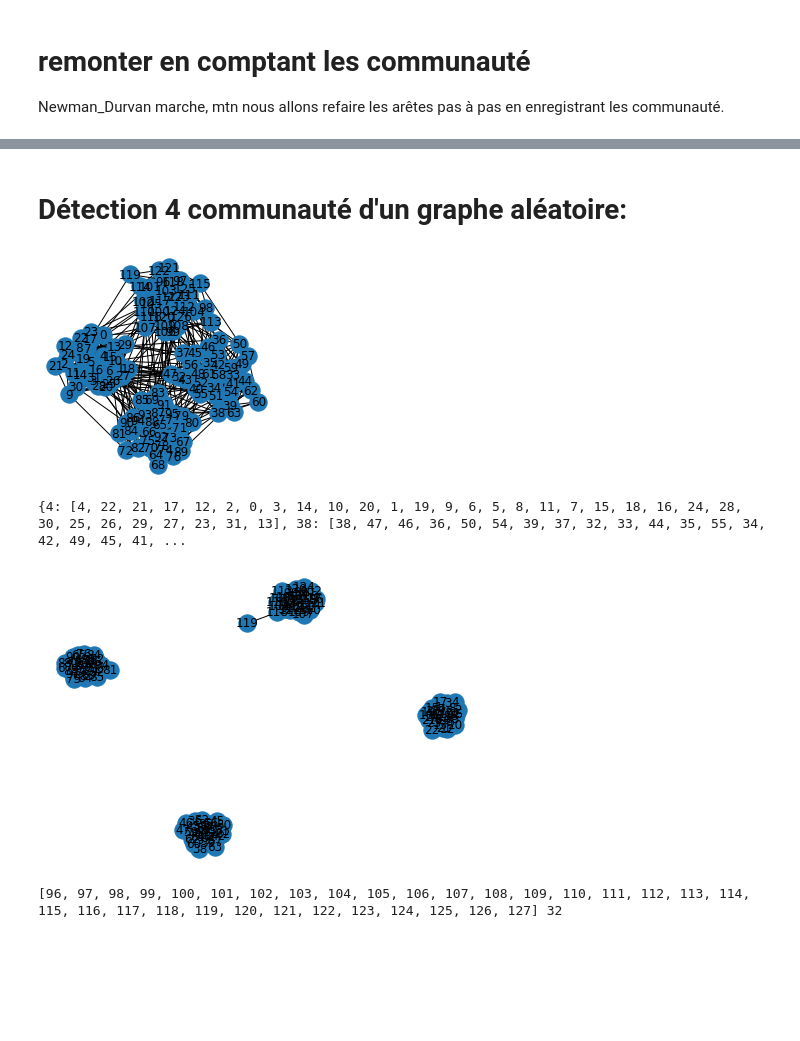
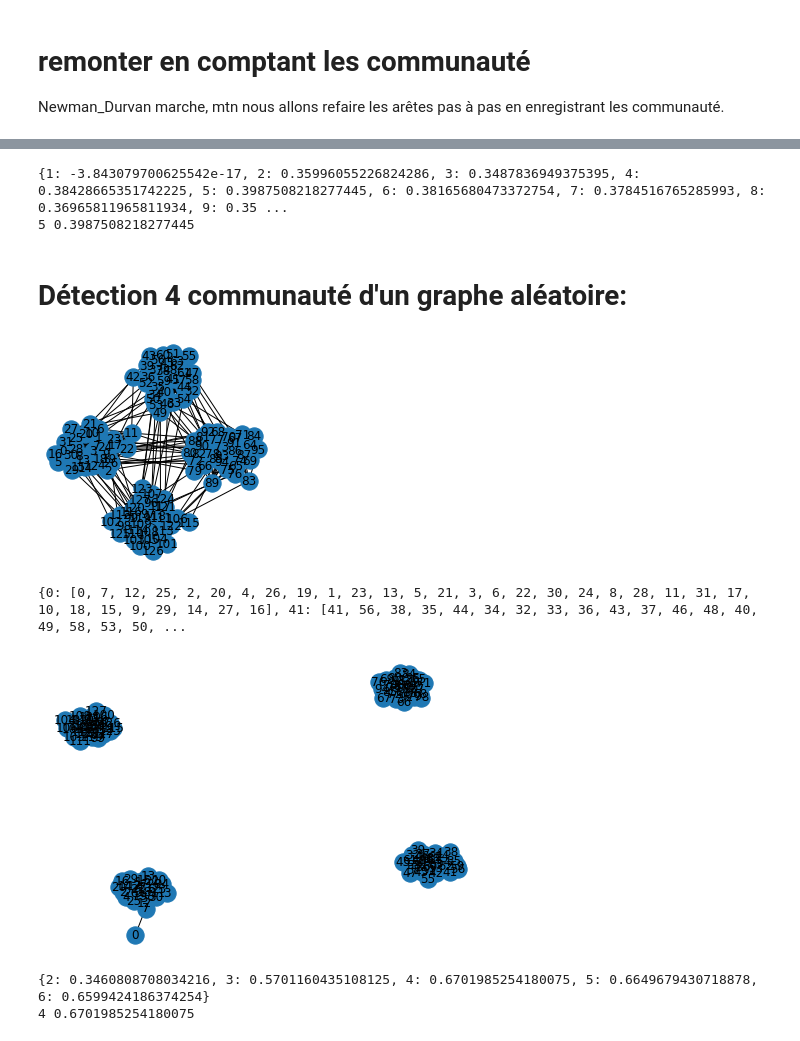
Before and after one commit to FlavLbr/Reseau_Newman_Girvan, a Jupyter notebook: newman_durvan.ipynb, the cells around one changed output, grey strips where cells are left out. Cells and saved outputs as stored; diff of their text form; code cells hidden in the pictures; blank space fills up the shorter version.

Commit message:
test modularité

```diff
--- a/newman_durvan.ipynb
+++ b/newman_durvan.ipynb
@@ -228,0 +231,28 @@ nx.draw(G,with_labels=True)
+# %%
+import copy
+def modularité(G,nbr_com):
+    G_bis=copy.deepcopy(G)
+    resultat=communaute(nbr_com,G)
+
+    def trouver_communauté(point,resultat):
+            for comm,points in resultat.items():
+                if point in points:
+                    return comm
+
+    G=G_bis
+    mat=nx.adjacency_matrix(G)
+    nbre_arete=len(G.edges())
+    Q=0
+    for v in G.nodes():
+        for w in G.nodes():
+            if trouver_communauté(v,resultat)==trouver_communauté(w,resultat):
+                kv=G.degree(v)
+                kw=G.degree(w)
+                Q+=mat[v,w]-((kv*kw)/(2*nbre_arete))
+    Q=Q/(2*nbre_arete)
+    return Q,G
+
+G = nx.karate_club_graph()
+Q,G=modularité(G,2)
+nx.draw(G,with_labels=True)
+print(Q)
@@ -229,3 +262,20 @@ nx.draw(G,with_labels=True)
+# %%
+G = nx.karate_club_graph()
+max=-1
+nbre_comm=0
+modul={}
+for i in range(1,11):
+    Q,G=modularité(G,i)
+    modul[i]=Q
+    if Q>max:
+        nbre_comm=i
+        max=Q
+
+print(modul)
+print(nbre_comm,max)
+# %% [output]
+{1: -3.843079700625542e-17, 2: 0.35996055226824286, 3: 0.3487836949375395, 4: 0.38428665351742225, 5: 0.3987508218277445, 6: 0.38165680473372754, 7: 0.3784516765285993, 8: 0.36965811965811934, 9: 0.35 ...
+5 0.3987508218277445
 # %% [markdown]
 # Détection 4 communauté d'un graphe aléatoire:
 # %%
@@ -317,20 +367,32 @@ def matrice_adj(n,pin):
 
     return adj
 # %%
-G1 = nx.from_numpy_matrix(matrice_adj(128, 0.516-0.07))
+G1 = nx.from_numpy_matrix(matrice_adj(128, 0.516-0.05))
 fix, ax = plt.subplots(1, 1,figsize=(4,4))
 nx.draw(G1, with_labels=True, ax=ax)
 # %% [output]
-[figure, old version]
+[figure, new version]
 # %%
 resultat=communaute(4,G1)
 print(resultat)
 nx.draw(G1,with_labels=True)
 # %% [output]
-{4: [4, 22, 21, 17, 12, 2, 0, 3, 14, 10, 20, 1, 19, 9, 6, 5, 8, 11, 7, 15, 18, 16, 24, 28, 30, 25, 26, 29, 27, 23, 31, 13], 38: [38, 47, 46, 36, 50, 54, 39, 37, 32, 33, 44, 35, 55, 34, 42, 49, 45, 41, ...
+{0: [0, 7, 12, 25, 2, 20, 4, 26, 19, 1, 23, 13, 5, 21, 3, 6, 22, 30, 24, 8, 28, 11, 31, 17, 10, 18, 15, 9, 29, 14, 27, 16], 41: [41, 56, 38, 35, 44, 34, 32, 33, 36, 43, 37, 46, 48, 40, 49, 58, 53, 50, ...
-[figure, old version]
+[figure, new version]
-# %%
-resultat[100].sort()
-print(resultat[100],len(resultat[100]))
-# %% [output]
-[96, 97, 98, 99, 100, 101, 102, 103, 104, 105, 106, 107, 108, 109, 110, 111, 112, 113, 114, 115, 116, 117, 118, 119, 120, 121, 122, 123, 124, 125, 126, 127] 32
+# %%
+G = nx.from_numpy_matrix(matrice_adj(128, 0.516-0.05))
+max=-1
+nbre_comm=0
+modul={}
+for i in range(2,7):
+    Q,G=modularité(G,i)
+    modul[i]=Q
+    if Q>max:
+        nbre_comm=i
+        max=Q
+
+print(modul)
+print(nbre_comm,max)
+# %% [output]
+{2: 0.3460808708034216, 3: 0.5701160435108125, 4: 0.6701985254180075, 5: 0.6649679430718878, 6: 0.6599424186374254}
+4 0.6701985254180075
```
Also changed, not shown: parts of 5 cells of this notebook.
